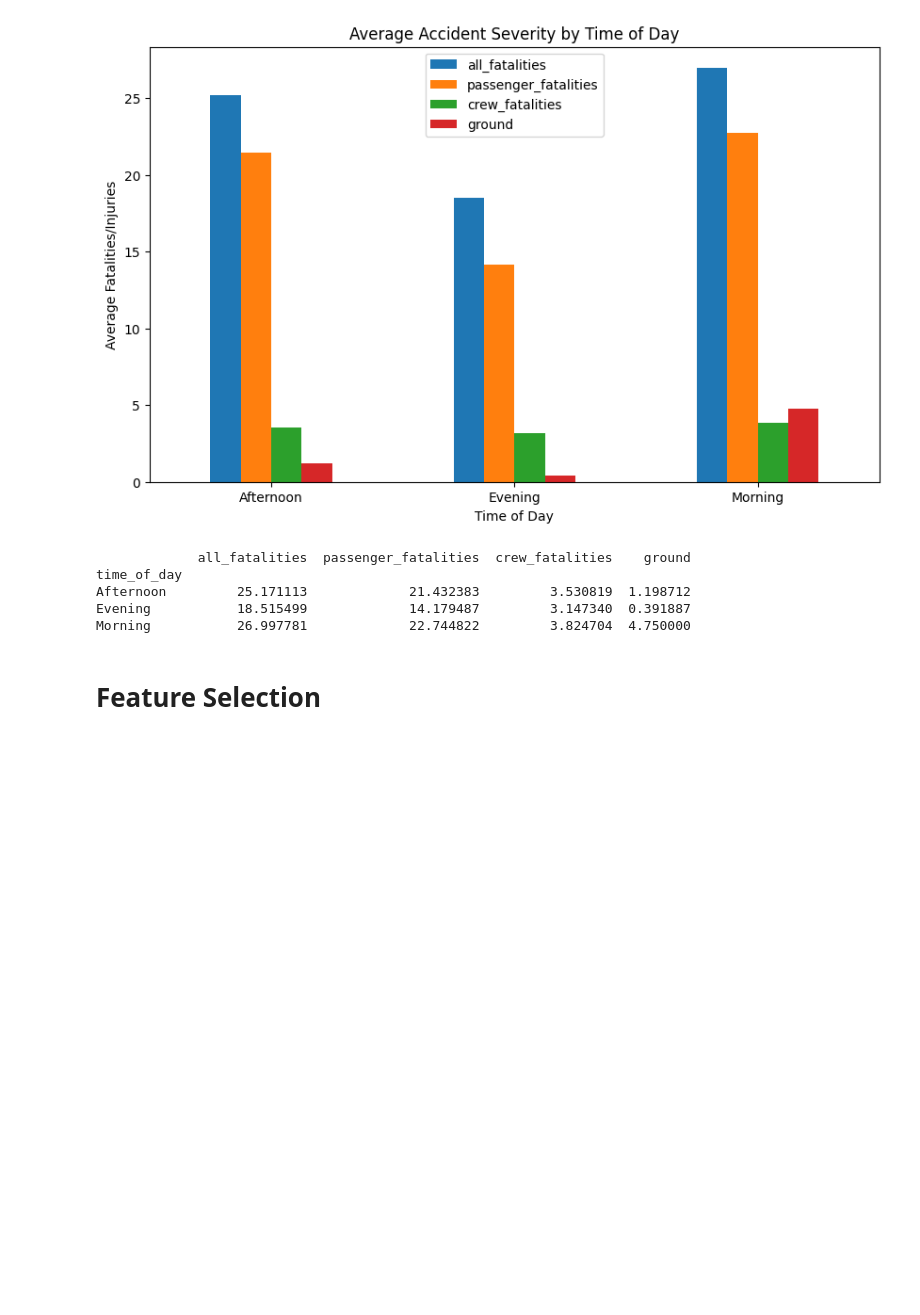
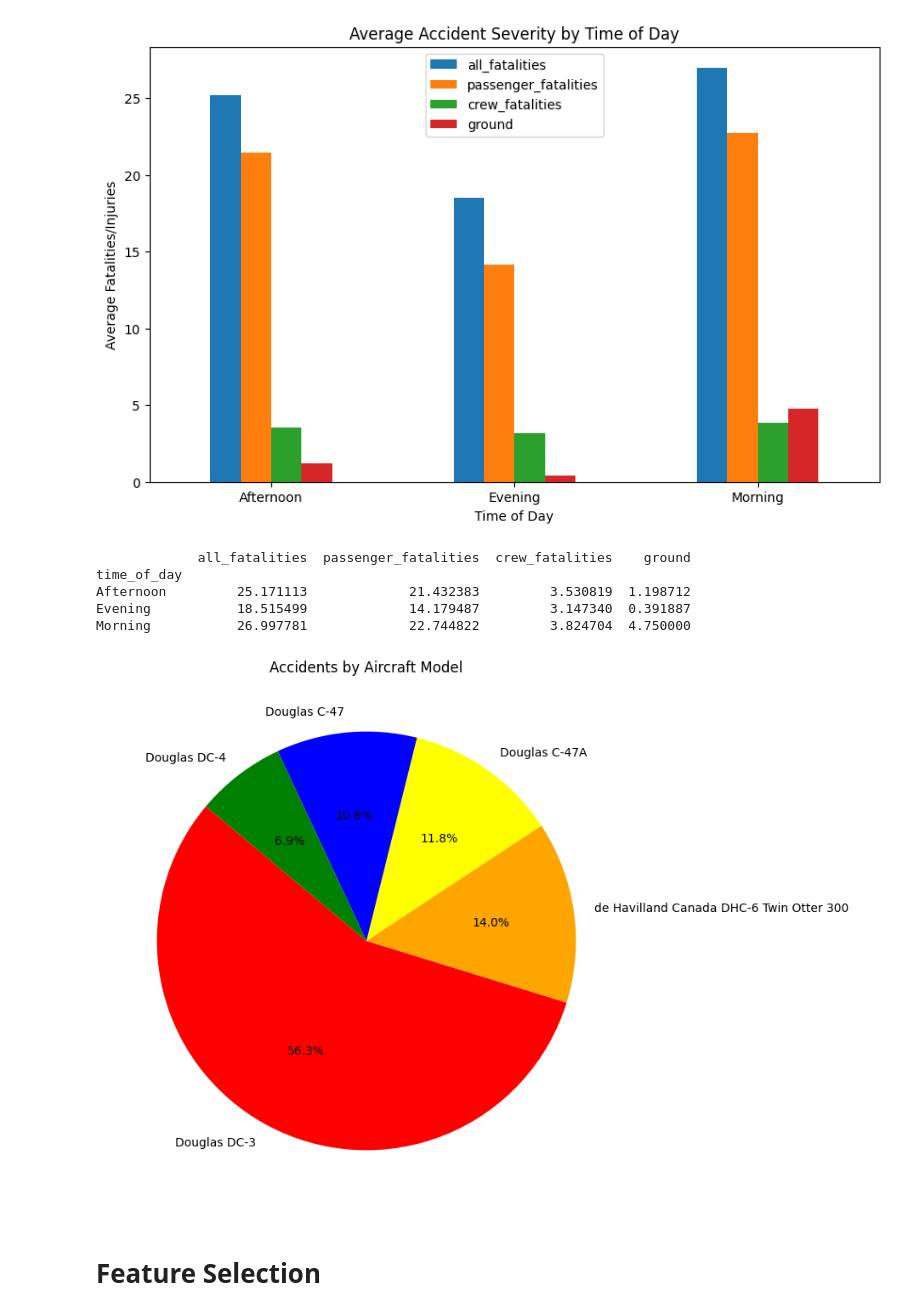
Before and after one commit to shuvrodas13/DataSet, a Jupyter notebook: Final.ipynb, the cells around one changed output. Drawn from its saved outputs; the diff is of its cells as text; code cells hidden in the pictures; blank space fills up the shorter version.

```diff
--- a/Final.ipynb
+++ b/Final.ipynb
@@ -182,6 +182,17 @@ time_of_day
 Afternoon         25.171113             21.432383         3.530819  1.198712
 Evening           18.515499             14.179487         3.147340  0.391887
 Morning           26.997781             22.744822         3.824704  4.750000
+# %%
+# Count accidents by manufacturer
+manufacturer_counts = data['ac_type'].value_counts().head(5)
+
+# Plot pie chart
+plt.figure(figsize=(8, 8))
+plt.pie(manufacturer_counts, labels=manufacturer_counts.index, autopct='%1.1f%%', startangle=140, colors=['red', 'orange', 'yellow', 'blue', 'green'])
+plt.title("Accidents by Aircraft Model")
+plt.show()
+# %% [output]
+[figure, added]
 # %% [markdown]
 # Feature Selection
 # %%
```
Also changed, not shown: parts of 9 cells of this notebook.
